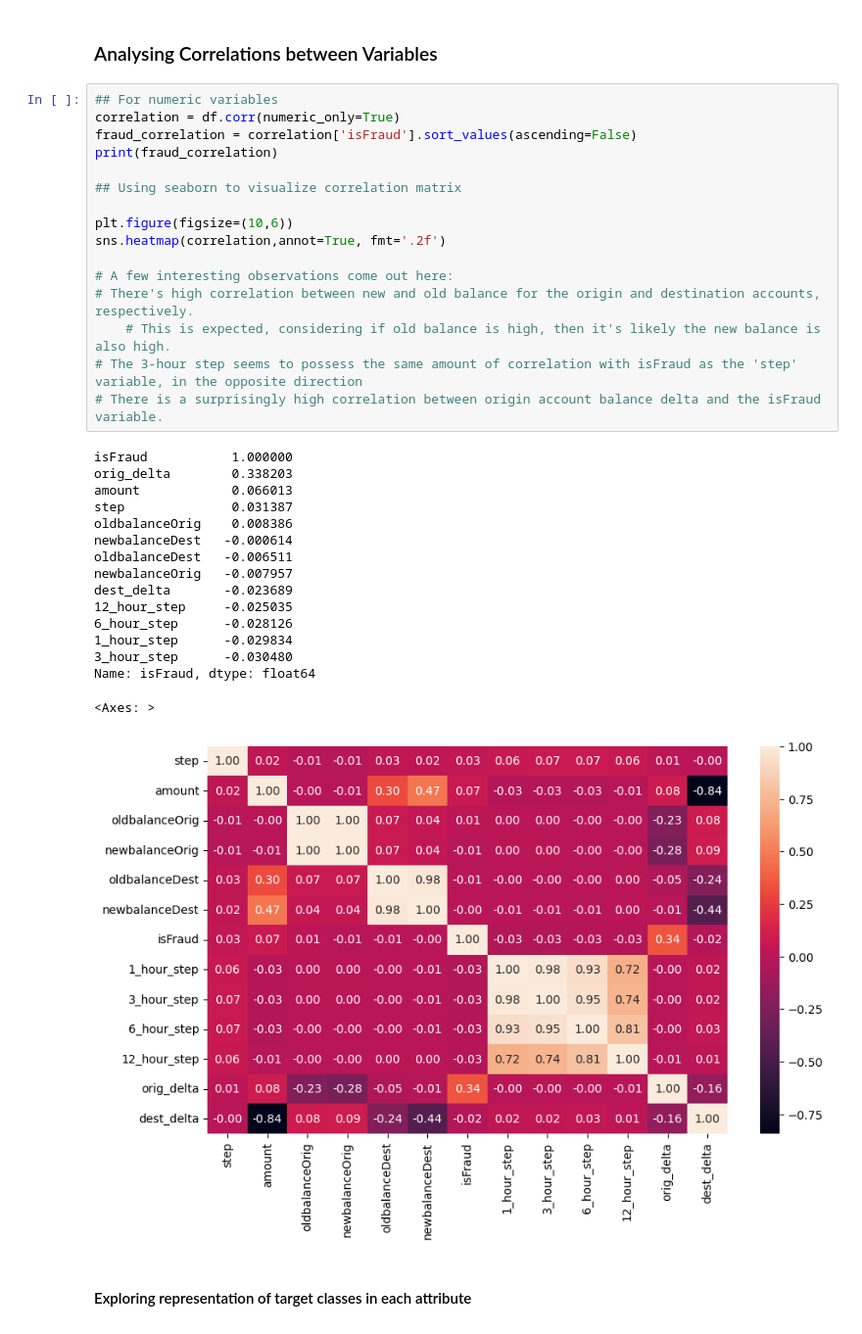
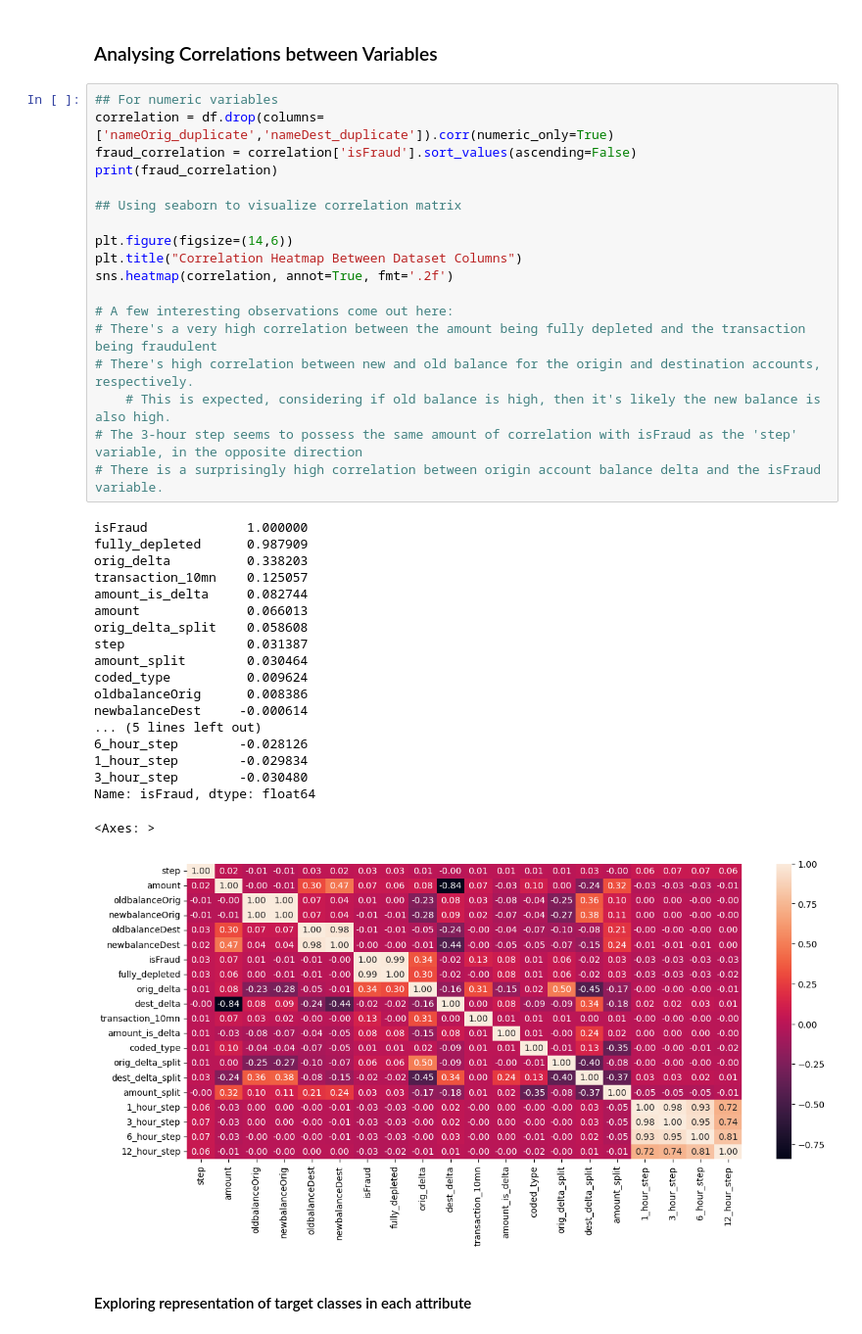
Before and after one commit to kaiulr/decision_tree_task, a Jupyter notebook: notebooks/data_exploration.ipynb, the cells around one changed output. Shown: that part at 98% size. Saved outputs shown, nothing was run; the diff lists cells and outputs as text.

Commit message:
data exploration - added 'fully_depeleted' column

```diff
--- a/notebooks/data_exploration.ipynb
+++ b/notebooks/data_exploration.ipynb
@@ -73,37 +75,42 @@ Name: proportion, dtype: float64
 ### Analysing Correlations between Variables
 # %%
 ## For numeric variables
-correlation = df.corr(numeric_only=True)
+correlation = df.drop(columns=['nameOrig_duplicate','nameDest_duplicate']).corr(numeric_only=True)
 fraud_correlation = correlation['isFraud'].sort_values(ascending=False)
 print(fraud_correlation)
 
 ## Using seaborn to visualize correlation matrix
 
-plt.figure(figsize=(10,6))
-sns.heatmap(correlation,annot=True, fmt='.2f')
+plt.figure(figsize=(14,6))
+plt.title("Correlation Heatmap Between Dataset Columns")
+sns.heatmap(correlation, annot=True, fmt='.2f')
 
 # A few interesting observations come out here:
+# There's a very high correlation between the amount being fully depleted and the transaction being fraudulent
 # There's high correlation between new and old balance for the origin and destination accounts, respectively.
     # This is expected, considering if old balance is high, then it's likely the new balance is also high.
 # The 3-hour step seems to possess the same amount of correlation with isFraud as the 'step' variable, in the opposite direction
 # There is a surprisingly high correlation between origin account balance delta and the isFraud variable.
 # %% [output]
-isFraud           1.000000
-orig_delta        0.338203
-amount            0.066013
-step              0.031387
-oldbalanceOrig    0.008386
-newbalanceDest   -0.000614
-oldbalanceDest   -0.006511
-newbalanceOrig   -0.007957
-dest_delta       -0.023689
-12_hour_step     -0.025035
-6_hour_step      -0.028126
-1_hour_step      -0.029834
-3_hour_step      -0.030480
+isFraud             1.000000
+fully_depleted      0.987909
+orig_delta          0.338203
+transaction_10mn    0.125057
+amount_is_delta     0.082744
+amount              0.066013
+orig_delta_split    0.058608
+step                0.031387
+amount_split        0.030464
+coded_type          0.009624
+oldbalanceOrig      0.008386
+newbalanceDest     -0.000614
+... (5 lines left out)
+6_hour_step        -0.028126
+1_hour_step        -0.029834
+3_hour_step        -0.030480
 Name: isFraud, dtype: float64
 <Axes: >
-[figure, old version]
+[figure, new version]
 # %% [markdown]
 #### Exploring representation of target classes in each attribute
 # %%
```
Also changed, not shown: parts of 4 cells of this notebook, 2 other files.
